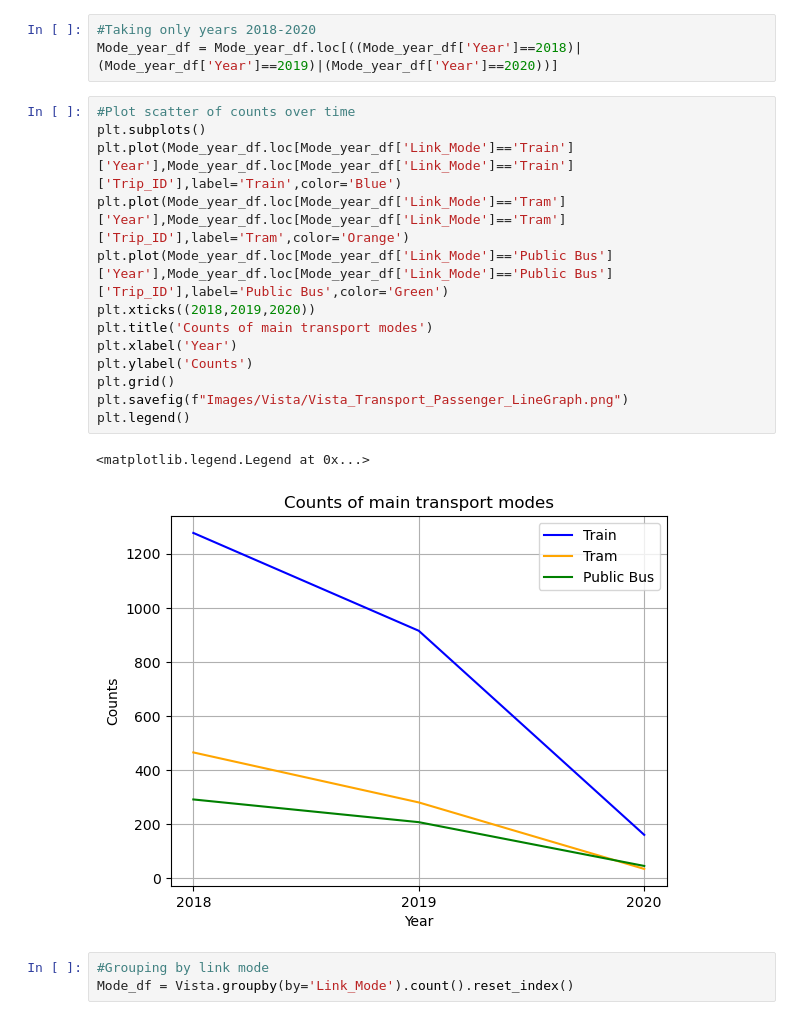
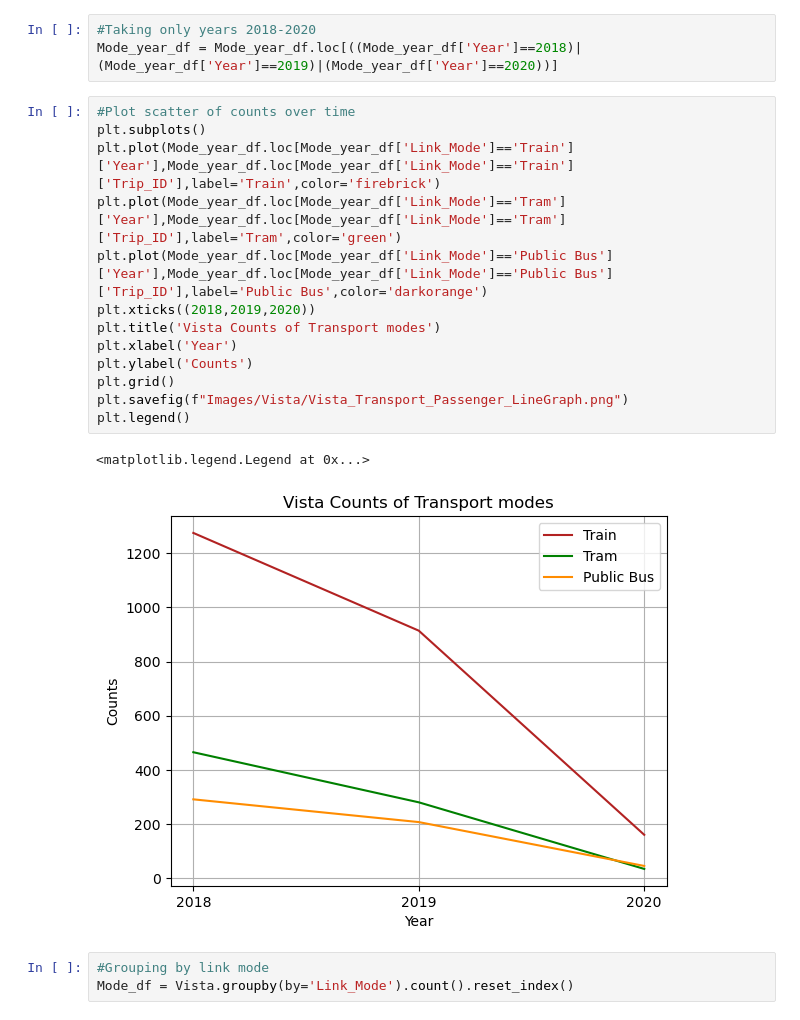
Before and after one commit to Abhidnya05/Project1Group1, a Jupyter notebook: VISTA Analyis.ipynb, the cells around one changed output. Saved outputs shown, nothing was run; the diff lists cells and outputs as text.

```diff
--- a/VISTA Analyis.ipynb
+++ b/VISTA Analyis.ipynb
@@ -231,19 +230,19 @@ Mode_year_df = Mode_year_df.loc[((Mode_year_df['Year']==2018)|(Mode_year_df['Yea
 # %%
 #Plot scatter of counts over time
 plt.subplots()
-plt.plot(Mode_year_df.loc[Mode_year_df['Link_Mode']=='Train']['Year'],Mode_year_df.loc[Mode_year_df['Link_Mode']=='Train']['Trip_ID'],label='Train',color='Blue')
-plt.plot(Mode_year_df.loc[Mode_year_df['Link_Mode']=='Tram']['Year'],Mode_year_df.loc[Mode_year_df['Link_Mode']=='Tram']['Trip_ID'],label='Tram',color='Orange')
-plt.plot(Mode_year_df.loc[Mode_year_df['Link_Mode']=='Public Bus']['Year'],Mode_year_df.loc[Mode_year_df['Link_Mode']=='Public Bus']['Trip_ID'],label='Public Bus',color='Green')
+plt.plot(Mode_year_df.loc[Mode_year_df['Link_Mode']=='Train']['Year'],Mode_year_df.loc[Mode_year_df['Link_Mode']=='Train']['Trip_ID'],label='Train',color='firebrick')
+plt.plot(Mode_year_df.loc[Mode_year_df['Link_Mode']=='Tram']['Year'],Mode_year_df.loc[Mode_year_df['Link_Mode']=='Tram']['Trip_ID'],label='Tram',color='green')
+plt.plot(Mode_year_df.loc[Mode_year_df['Link_Mode']=='Public Bus']['Year'],Mode_year_df.loc[Mode_year_df['Link_Mode']=='Public Bus']['Trip_ID'],label='Public Bus',color='darkorange')
 plt.xticks((2018,2019,2020))
-plt.title('Counts of main transport modes')
+plt.title('Vista Counts of Transport modes')
 plt.xlabel('Year')
 plt.ylabel('Counts')
 plt.grid()
 plt.savefig(f"Images/Vista/Vista_Transport_Passenger_LineGraph.png")
 plt.legend()
 # %% [output]
 <matplotlib.legend.Legend at 0x...>
-[figure, old version]
+[figure, new version]
 # %%
 #Grouping by link mode
 Mode_df = Vista.groupby(by='Link_Mode').count().reset_index()
```
Also changed, not shown: parts of 19 cells of this notebook, 3 other files.
